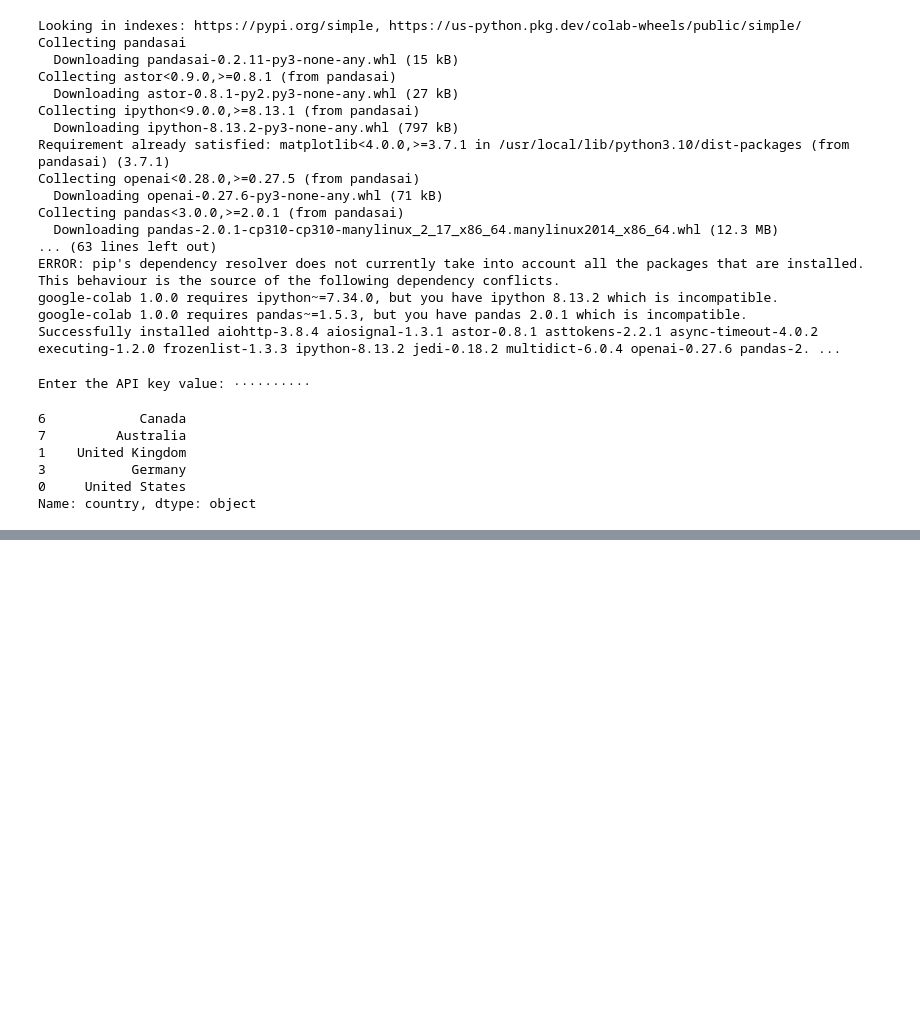
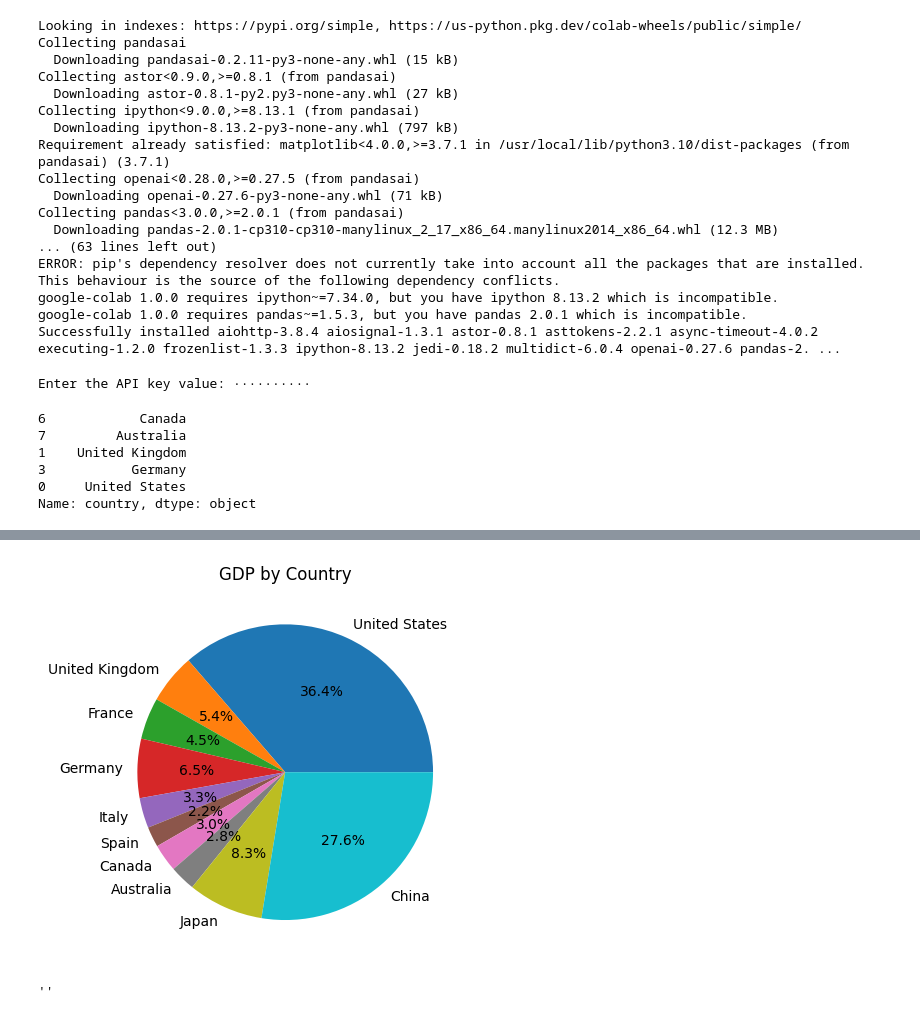
Before and after one commit to pararthdave/PandasAI-ChatGPT, a Jupyter notebook: pandasai.ipynb, the cells around one changed output, grey strips where cells are left out. Cells and saved outputs as stored; diff of their text form; code cells hidden in the pictures; blank space fills up the shorter version.

```diff
--- a/pandasai.ipynb
+++ b/pandasai.ipynb
@@ -56 +56,9 @@ pandas_ai.run(
 ''
+# %%
+pandas_ai.run(
+    df,
+    "Plot piechart of countries showing for each the gdp, using different colors for each bar",
+)
+# %% [output]
+[figure, added]
+''
```
Also changed, not shown: parts of 1 cell of this notebook.
